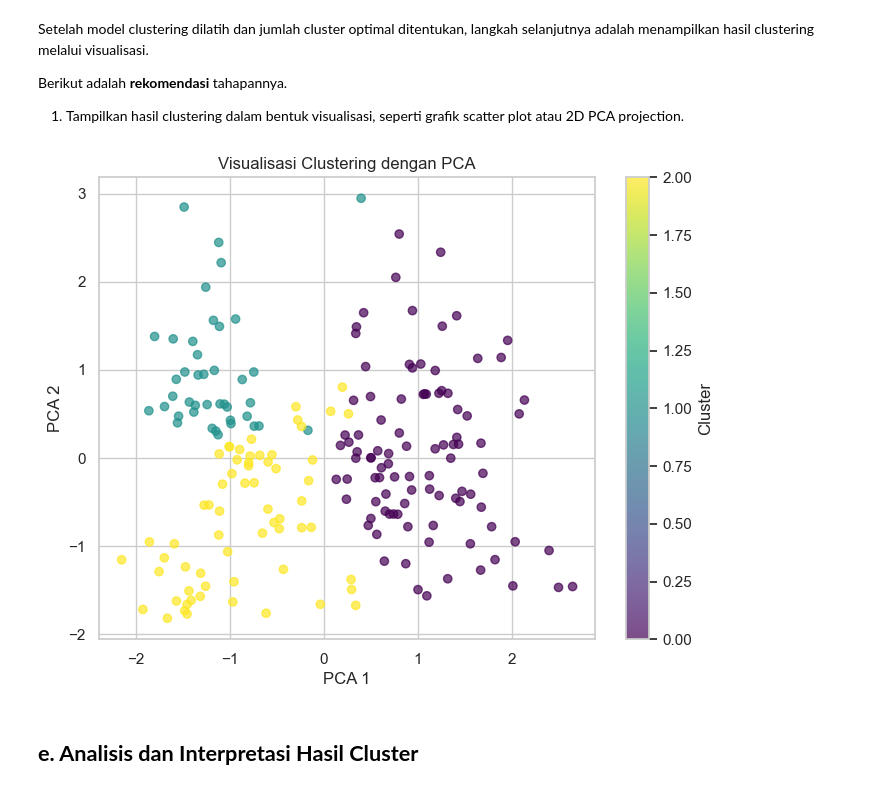
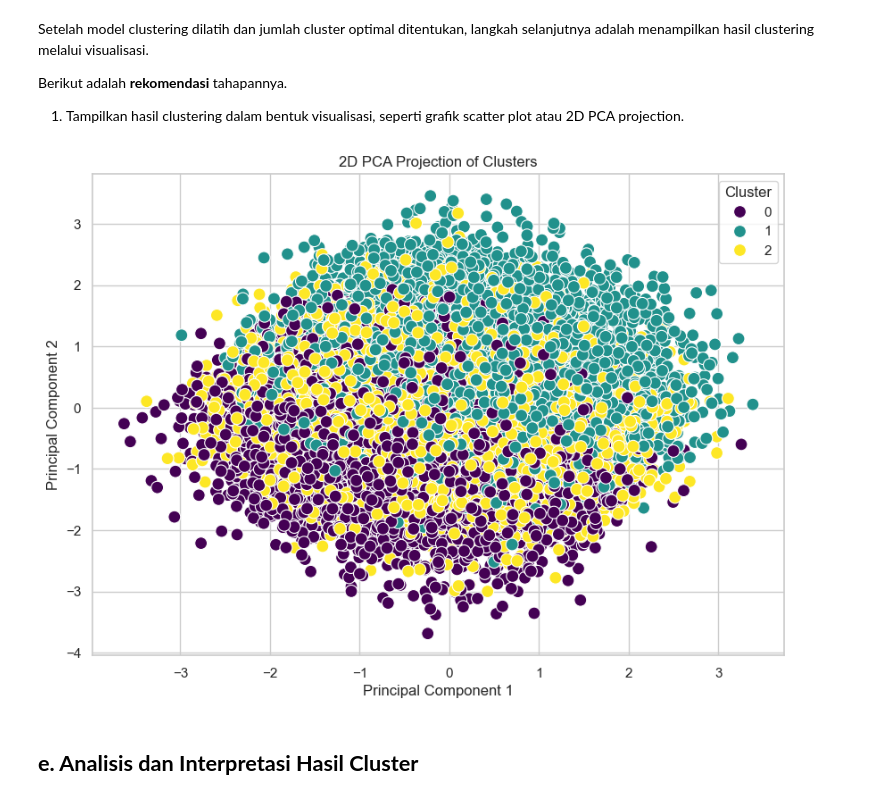
Before and after one commit to Salwazd21/proyek-ml, a Jupyter notebook: [Clustering]_Submission_Akhir_BMLP_Salwazd0421_(Updated).ipynb, the cells around one changed output. Saved outputs shown, nothing was run; the diff lists cells and outputs as text; code cells hidden in the pictures.

```diff
--- a/[Clustering]_Submission_Akhir_BMLP_Salwazd0421_(Updated).ipynb
+++ b/[Clustering]_Submission_Akhir_BMLP_Salwazd0421_(Updated).ipynb
@@ -295,20 +472,31 @@ Setelah model clustering dilatih dan jumlah cluster optimal ditentukan, langkah
 
 Berikut adalah **rekomendasi** tahapannya.
 1. Tampilkan hasil clustering dalam bentuk visualisasi, seperti grafik scatter plot atau 2D PCA projection.
-# %%
-pca = PCA(n_components=2)
-X_pca = pca.fit_transform(X_selected_scaled)
-df_pca = pd.DataFrame(X_pca, columns=['PCA1', 'PCA2'])
-df_pca['Cluster'] = df['Cluster_Selected']  # Pakai 'Cluster_Selected' sesuai label kamu
-plt.figure(figsize=(8,6))
-scatter = plt.scatter(df_pca['PCA1'], df_pca['PCA2'], c=df_pca['Cluster'], cmap='viridis', alpha=0.7)
-plt.title('Visualisasi Clustering dengan PCA')
-plt.xlabel('PCA 1')
-plt.ylabel('PCA 2')
-plt.colorbar(scatter, label='Cluster')
-plt.show()
-# %% [output]
-[figure, removed]
+# %%
+from sklearn.decomposition import PCA
+
+def visualize_clusters(data, cluster_labels):
+    # Reduksi dimensi dengan PCA
+    pca = PCA(n_components=2)
+    principal_components = pca.fit_transform(data)
+
+    # Buat DataFrame untuk visualisasi
+    pca_df = pd.DataFrame(data=principal_components,
+                         columns=['Principal Component 1', 'Principal Component 2'])
+    pca_df['Cluster'] = cluster_labels
+
+    # Visualisasi
+    plt.figure(figsize=(10, 7))
+    sns.scatterplot(x='Principal Component 1', y='Principal Component 2',
+                   hue='Cluster', data=pca_df,
+                   palette='viridis', s=100)
+    plt.title('2D PCA Projection of Clusters')
+    plt.show()
+
+# Jalankan visualisasi
+visualize_clusters(df_normalized, df['Cluster'])
+# %% [output]
+[figure, added]
 # %% [markdown]
 ## **e. Analisis dan Interpretasi Hasil Cluster**
 # %% [markdown]
```
Also changed, not shown: parts of 20 cells of this notebook, 5 other files.
